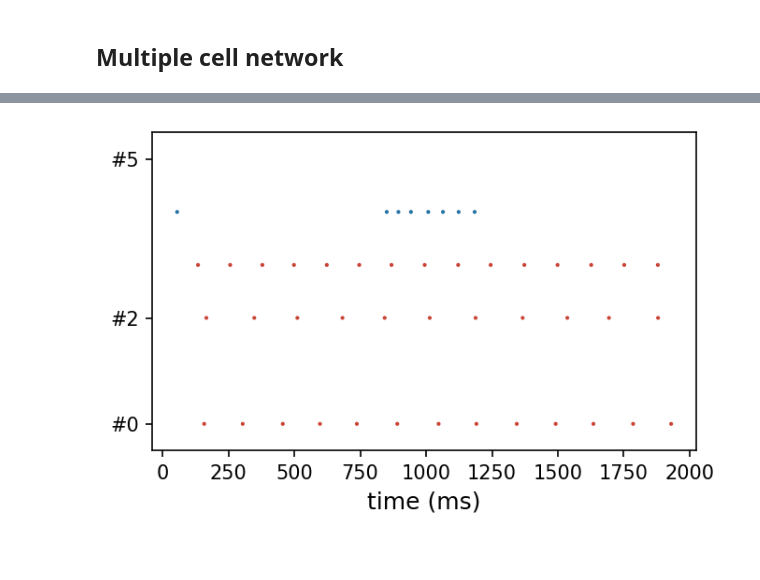
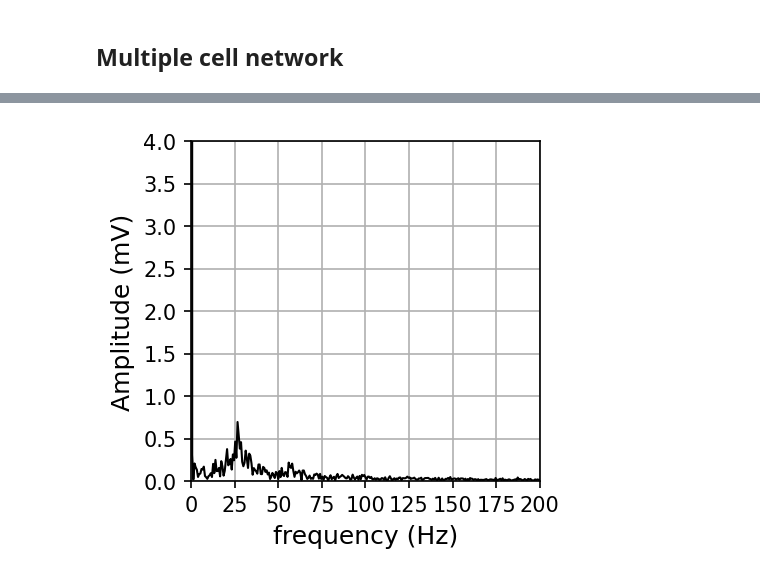
Before and after one commit to jyKim-97/izh_neuralnet, a Jupyter notebook: result/single_network.ipynb, the cells around one changed output, grey strips where cells are left out. Cells and saved outputs as stored; diff of their text form; code cells hidden in the pictures.

```diff
--- a/result/single_network.ipynb
+++ b/result/single_network.ipynb
@@ -122,7 +160,22 @@ plt.show()
-# %%
-plt.figure(dpi=150, figsize=(5,3))
-visu.draw_raster_plot(obj_ntk.t_spks, cell_types=obj_ntk.cell_types)
-plt.ylim([-0.5, 5.5])
-plt.show()
-# %% [output]
-[figure, removed]
+# %%
+vm_new = vm[obj_ntk.ts > 500]
+
+N = len(vm_new)
+dt = 0.005/1000
+# T = len(vm_new)/1000 * 0.005
+
+freq = np.linspace(0, 1/(2*dt), N//2)
+yf = np.fft.fft(vm_new)
+yf = 2/N * np.abs(yf[:N//2])
+# %%
+plt.figure(dpi=150, figsize=(3, 3))
+plt.plot(freq, yf, 'k', lw=1)
+plt.xlabel("frequency (Hz)", fontsize=12)
+plt.ylabel("Amplitude (mV)", fontsize=12)
+plt.xticks(np.arange(0, 210, 25))
+plt.xlim([0, 200])
+plt.ylim([0, 4])
+plt.grid(True)
+plt.show()
+# %% [output]
+[figure, added]
```
Also changed, not shown: parts of 12 cells of this notebook, 6 other files.
